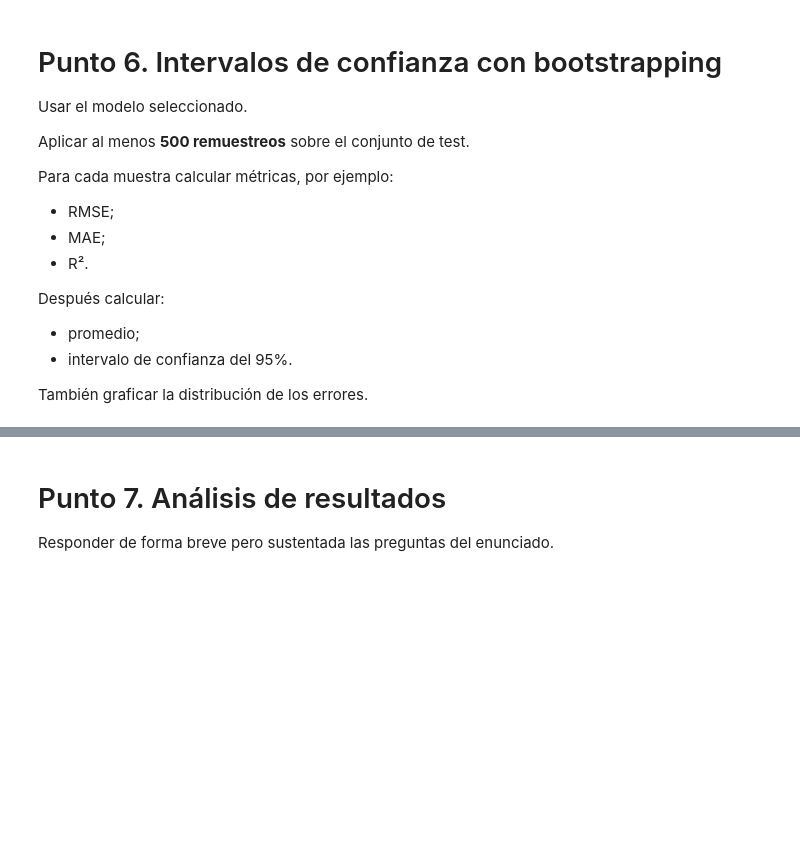
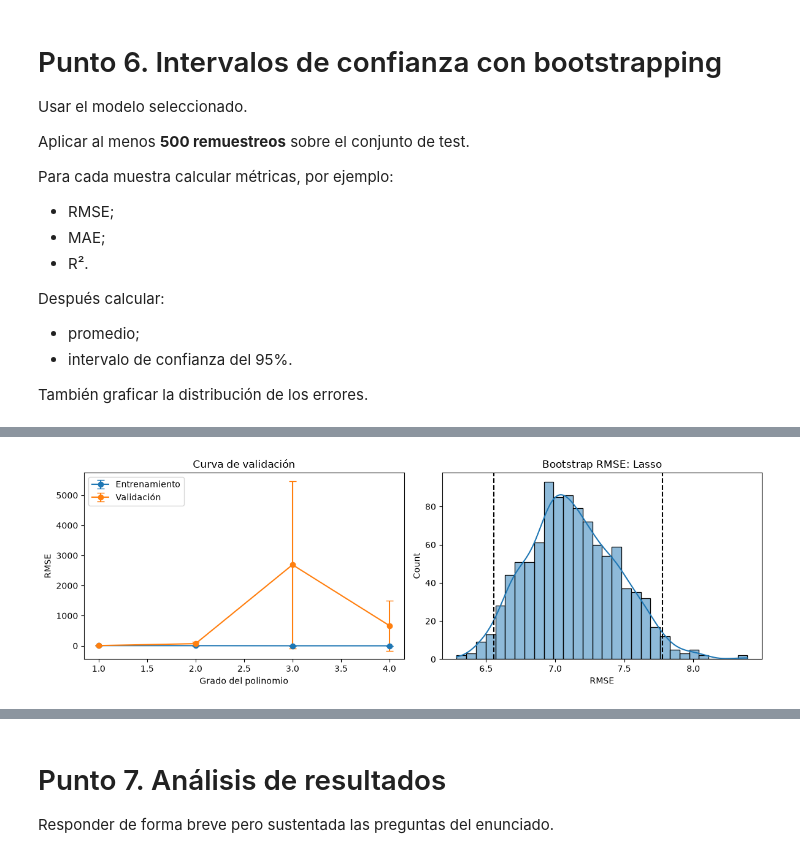
Before and after one commit to vergarave/Lab2_ML, a Jupyter notebook: Laboratorio_2.ipynb, the cells around one changed output, grey strips where cells are left out. Saved outputs shown, nothing was run; the diff lists cells and outputs as text; code cells hidden in the pictures; blank space fills up the shorter version.

Commit message:
Cambios al notebook y datos

```diff
--- a/Laboratorio_2.ipynb
+++ b/Laboratorio_2.ipynb
@@ -57,0 +56,14 @@ Después dividir en entrenamiento y prueba.
+# %%
+model_data = data.dropna(subset=[TARGET]).copy()
+X = model_data.select_dtypes(include=np.number).drop(columns=[TARGET])
+y = model_data[TARGET]
+
+X_train, X_test, y_train, y_test = train_test_split(
+    X, y,
+    test_size=0.25,
+    random_state=RANDOM_STATE
+)
+
+print(f"Datos utilizables: {model_data.shape[0]} filas, {X.shape[1]} predictoras numéricas")
+print(f"Entrenamiento: {X_train.shape}; prueba: {X_test.shape}")
+print(f"Valores ausentes en X: {X.isna().sum().sum()}")
@@ -351,0 +398,6 @@ Discutir:
+# %%
+best_poly_reg = grid_poly_reg.best_estimator_
+poly_reg_metrics = test_metrics(best_poly_reg, "Polinomial Ridge")
+print(f"RMSE: {poly_reg_metrics['RMSE']:.4f}")
+print(f"MAE: {poly_reg_metrics['MAE']:.4f}")
+print(f"R²: {poly_reg_metrics['R2']:.4f}")
@@ -445,0 +524,34 @@ Responder:
+# %%
+fig, axes = plt.subplots(1, 2, figsize=(12, 4))
+
+axes[0].errorbar(
+    degrees,
+    train_rmse_mean,
+    yerr=train_rmse_std,
+    marker="o",
+    capsize=4,
+    label="Entrenamiento"
+)
+axes[0].errorbar(
+    degrees,
+    val_rmse_mean,
+    yerr=val_rmse_std,
+    marker="o",
+    capsize=4,
+    label="Validación"
+)
+axes[0].set_xlabel("Grado del polinomio")
+axes[0].set_ylabel("RMSE")
+axes[0].set_title("Curva de validación")
+axes[0].legend()
+
+sns.histplot(bootstrap_df["RMSE"], bins=30, ax=axes[1], kde=True)
+axes[1].axvline(intervalos_bootstrap.loc[0, "IC95_inferior"], linestyle="--", color="black")
+axes[1].axvline(intervalos_bootstrap.loc[0, "IC95_superior"], linestyle="--", color="black")
+axes[1].set_title(f"Bootstrap RMSE: {best_model_name}")
+axes[1].set_xlabel("RMSE")
+
+plt.tight_layout()
+plt.show()
+# %% [output]
+[figure, added]
```
Also changed, not shown: parts of 40 cells of this notebook, 1 other file.
